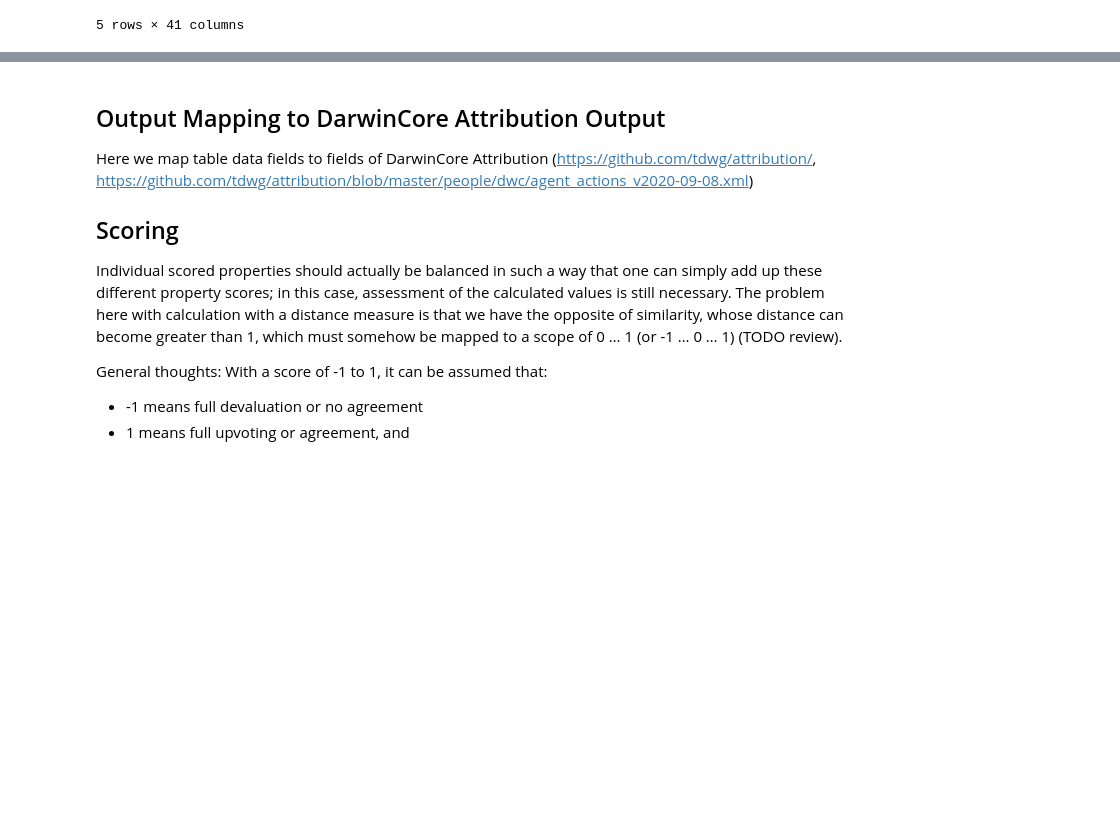
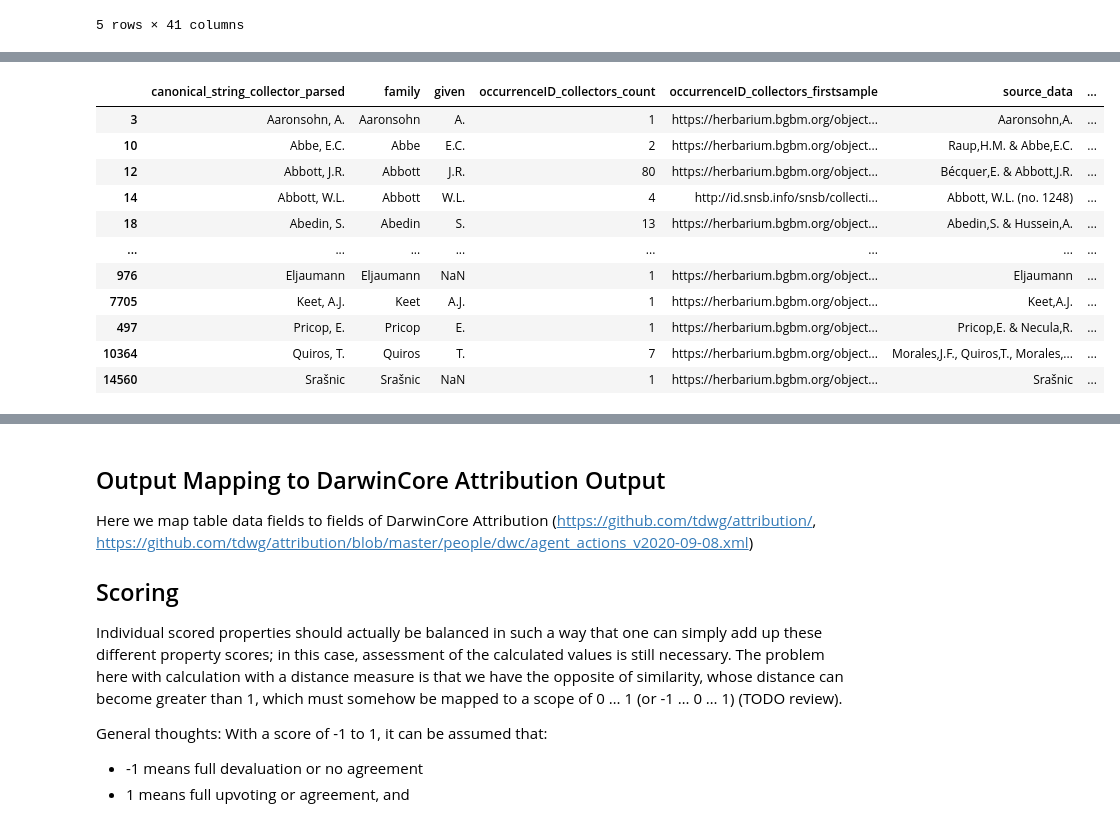
Before and after one commit to infinite-dao/collector-matching, a Jupyter notebook: match_names_BGBM-dwcagent-parsed-eventDate_vs_WikiData_cosine-similarity.ipynb, the cells around one changed output, grey strips where cells are left out. Drawn from its saved outputs; the diff is of its cells as text; code cells hidden in the pictures; blank space fills up the shorter version.

```diff
--- a/match_names_BGBM-dwcagent-parsed-eventDate_vs_WikiData_cosine-similarity.ipynb
+++ b/match_names_BGBM-dwcagent-parsed-eventDate_vs_WikiData_cosine-similarity.ipynb
@@ -698,41 +698,46 @@ collectors_matches_g1_merged_wikidata.head()
 | 4 | Abarca | R. | NaN | NaN | NaN | NaN | NaN | NaN | ... |
 5 rows × 41 columns
 # %%
-# # Select useful columns for data results
-# collectors_wikidata_cossim = collectors_matches_g1_merged_wikidata[
-#     ['canonical_string_collector_parsed', 'family', 'given',
-#      'occurrenceID_collectors_count', 'occurrenceID_collectors_firstsample',
-#      'source_data',
-#     'namematch_source_data', 'namematch_resource_data', 'namematch_similarity',
-#     'item', 'canonical_string', 'itemLabel',
-#     'orcid', 'viaf', 'isni', 'harv', 'ipni', 'abbr', 'bionomia_id', 'yob', 'yod', 'wyb']
-# ]
-#
-# # Order by similarity (desc), number of Wikidata items (asc) and number of collections (desc)
-# collectors_wikidata_cossim.sort_values(by=['namematch_similarity', 'family'], ascending=[False, True], inplace=True)
-#
-# collectors_wikidata_cossim
-## cell split - code
-# Kotschy example again with all merged columns
-# pd.set_option("display.max_columns", None) # default ?20
-#
-# criterion = collectors_wikidata_cossim['canonical_string_collector_parsed'].map(lambda x: x.startswith('Kotschy'))
-# print("Show example of «Kotschy…» with similarities of 0.5 … 1.0")
-# print("There was a match of Kotschy, C.G.T. → Kotschy, C.F. → 0.824 → http://www.wikidata.org/entity/Q86842 and it is probably a wrong match of Carl Georg Theodor → to Carl Friedrich … :-/")
-# collectors_wikidata_cossim[criterion]
-## cell split - code
+this_timestamp_for_data=20231030
+do_custom_data_aggregation=True
+if do_custom_data_aggregation:
+    # Select useful columns for data results
+    collectors_wikidata_cossim = collectors_matches_g1_merged_wikidata[
+        ['canonical_string_collector_parsed', 'family', 'given',
+         'occurrenceID_collectors_count', 'occurrenceID_collectors_firstsample',
+         'source_data',
+        'namematch_source_data', 'namematch_resource_data', 'namematch_similarity',
+        'item', 'canonical_string', 'itemLabel',
+        'orcid', 'viaf', 'isni', 'harv', 'ipni', 'abbr', 'bionomia_id', 'yob', 'yod', 'wyb']
+    ]
 
-# TODO further evaluation or filtering, counting, clean up aso.
-# if not os.path.exists('data'):
-#     os.makedirs('data')
-#
-# # bgbm_collectors_cosine-similarity_wikidata-botanists_%s.csv
-# this_output_file='data/results_bgbm_collectors_vs_wikidata-botanists_cossim-similarity_merged-data_%s.csv' % (
-#     this_timestamp_for_data
-# )
-#
-# collectors_wikidata_cossim.to_csv(this_output_file)
-#
-# print("Wrote matches of collector names into %s (%d kB)" %
-#     (this_output_file, os.path.getsize(this_output_file) >> 10 ) # 10000 >> 10 = bitshift operator, to get kilo bytes (10-bits=>1024)
-# )
+    # Order by similarity (desc), number of Wikidata items (asc) and number of collections (desc)
+    collectors_wikidata_cossim.sort_values(by=['namematch_similarity', 'family'], ascending=[False, True], inplace=True)
+
+    display(collectors_wikidata_cossim)
+    # cell split - code
+    # Kotschy example again with all merged columns
+    pd.set_option("display.max_columns", None) # default ?20
+
+    criterion = collectors_wikidata_cossim['canonical_string_collector_parsed'].map(lambda x: x.startswith('Kotschy'))
+    print("Show example of «Kotschy…» with similarities of 0.5 … 1.0")
+    print("There was a match of Kotschy, C.G.T. → Kotschy, C.F. → 0.824 → http://www.wikidata.org/entity/Q86842 and it is probably a wrong match of Carl Georg Theodor → to Carl Friedrich … :-/")
+    display(collectors_wikidata_cossim[criterion])
+    # cell split - code
+
+    # TODO further evaluation or filtering, counting, clean up aso.
+    if not os.path.exists('data'):
+        os.makedirs('data')
+
+    # bgbm_collectors_cosine-similarity_wikidata-botanists_%s.csv
+    this_output_file='data/results_bgbm_collectors_vs_wikidata-botanists_cossim-similarity_merged-data_%s.csv' % (
+        this_timestamp_for_data
+    )
+
+    collectors_wikidata_cossim.to_csv(this_output_file)
+
+    print("Wrote matches of collector names into %s (%d kB)" %
+        (this_output_file, os.path.getsize(this_output_file) >> 10 ) # 10000 >> 10 = bitshift operator, to get kilo bytes (10-bits=>1024)
+    )
+    pd.set_option("display.max_columns", 20)
+# %% [output]
@@ -738,0 +748,12 @@ collectors_matches_g1_merged_wikidata.head()
+|  | canonical_string_collector_parsed | family | given | occurrenceID_collectors_count | occurrenceID_collectors_firstsample | source_data | ... |
+| 3 | Aaronsohn, A. | Aaronsohn | A. | 1 | https://herbarium.bgbm.org/object... | Aaronsohn,A. | ... |
+| 10 | Abbe, E.C. | Abbe | E.C. | 2 | https://herbarium.bgbm.org/object... | Raup,H.M. & Abbe,E.C. | ... |
+| 12 | Abbott, J.R. | Abbott | J.R. | 80 | https://herbarium.bgbm.org/object... | Bécquer,E. & Abbott,J.R. | ... |
+| 14 | Abbott, W.L. | Abbott | W.L. | 4 | http://id.snsb.info/snsb/collecti... | Abbott, W.L. (no. 1248) | ... |
+| 18 | Abedin, S. | Abedin | S. | 13 | https://herbarium.bgbm.org/object... | Abedin,S. & Hussein,A. | ... |
+| ... | ... | ... | ... | ... | ... | ... | ... |
+| 976 | Eljaumann | Eljaumann | NaN | 1 | https://herbarium.bgbm.org/object... | Eljaumann | ... |
+| 7705 | Keet, A.J. | Keet | A.J. | 1 | https://herbarium.bgbm.org/object... | Keet,A.J. | ... |
+| 497 | Pricop, E. | Pricop | E. | 1 | https://herbarium.bgbm.org/object... | Pricop,E. & Necula,R. | ... |
+| 10364 | Quiros, T. | Quiros | T. | 7 | https://herbarium.bgbm.org/object... | Morales,J.F., Quiros,T., Morales,... | ... |
+| 14560 | Srašnic | Srašnic | NaN | 1 | https://herbarium.bgbm.org/object... | Srašnic | ... |
```
Also changed, not shown: parts of 1 cell of this notebook, 2 other files.
